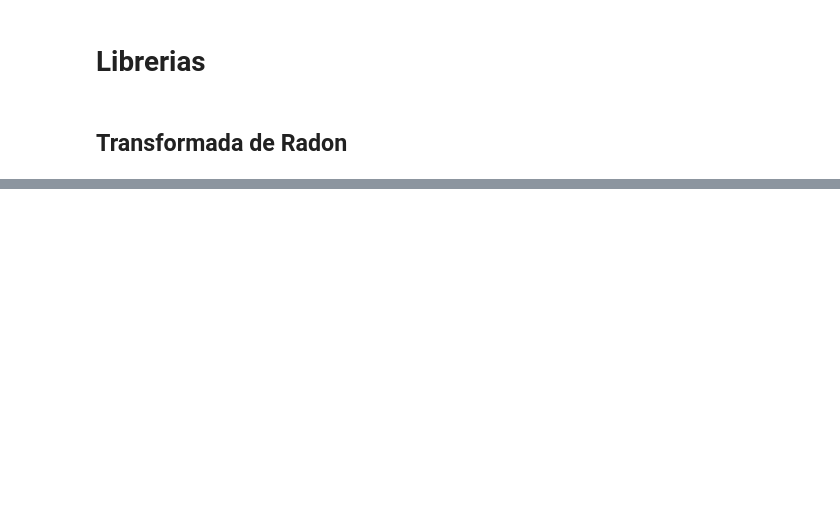
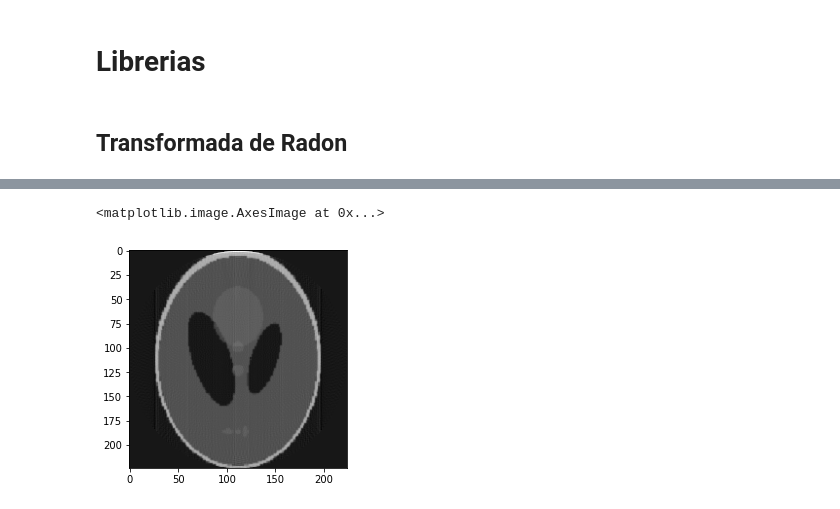
Before and after one commit to LuFernandez/imagaynes, a Jupyter notebook: Tomografia/Tomografia.ipynb, the cells around one changed output, grey strips where cells are left out. Cells and saved outputs as stored; diff of their text form; code cells hidden in the pictures; blank space fills up the shorter version.

Commit message:
Meti cmap gray

```diff
--- a/Tomografia/Tomografia.ipynb
+++ b/Tomografia/Tomografia.ipynb
@@ -37,0 +51,8 @@ plt.show()
+# %%
+def Reconstruction(projections,angles,size=None,filter_="ramp", interpolation_="linear"):
+  return iradon(projections, theta=angles, output_size=size, filter=filter_, interpolation=interpolation_)
+# %%
+plt.imshow( Reconstruction(projections,np.arange(start=start_phi,stop=stop_phi+0.1,step=step) ),cmap="gray" )
+# %% [output]
+<matplotlib.image.AxesImage at 0x...>
+[figure, added]
```
Also changed, not shown: parts of 3 cells of this notebook.
